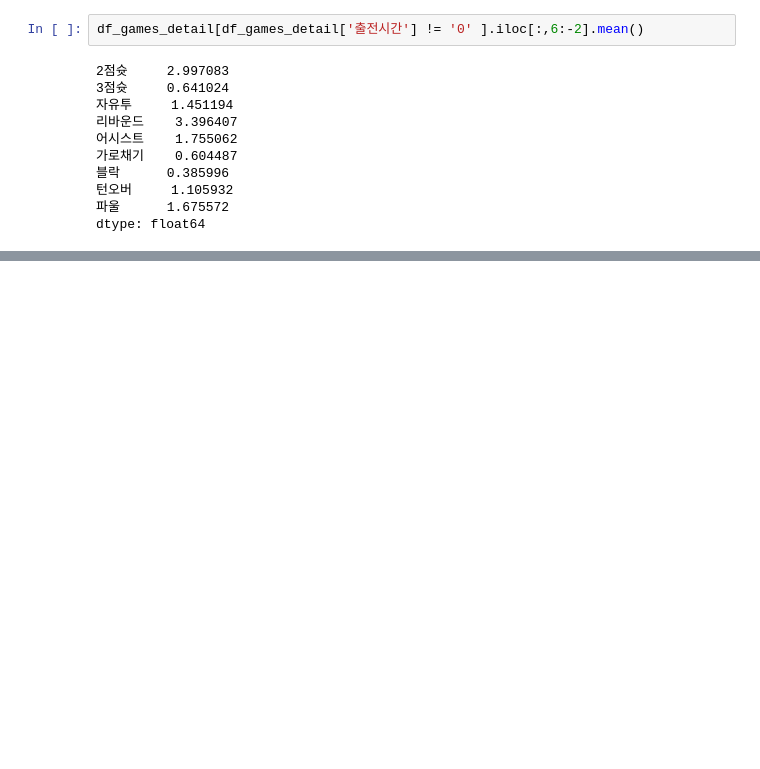
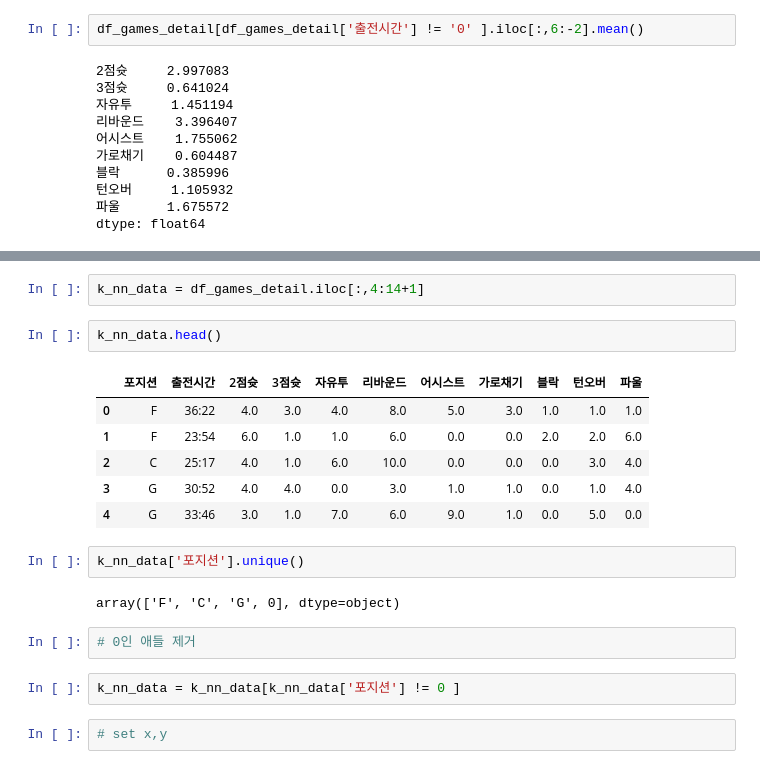
Before and after one commit to JeongUngKim/streamlit_project, a Jupyter notebook: data_analysis.ipynb, the cells around one changed output, grey strips where cells are left out. Drawn from its saved outputs; the diff is of its cells as text; blank space fills up the shorter version.

```diff
--- a/data_analysis.ipynb
+++ b/data_analysis.ipynb
@@ -891,0 +945,21 @@ pd.DataFrame({'선수명':df_players['선수명'].unique()})
+# %%
+k_nn_data = df_games_detail.iloc[:,4:14+1]
+# %%
+k_nn_data.head()
+# %% [output]
+|  | 포지션 | 출전시간 | 2점슛 | 3점슛 | 자유투 | 리바운드 | 어시스트 | 가로채기 | 블락 | 턴오버 | 파울 |
+| 0 | F | 36:22 | 4.0 | 3.0 | 4.0 | 8.0 | 5.0 | 3.0 | 1.0 | 1.0 | 1.0 |
+| 1 | F | 23:54 | 6.0 | 1.0 | 1.0 | 6.0 | 0.0 | 0.0 | 2.0 | 2.0 | 6.0 |
+| 2 | C | 25:17 | 4.0 | 1.0 | 6.0 | 10.0 | 0.0 | 0.0 | 0.0 | 3.0 | 4.0 |
+| 3 | G | 30:52 | 4.0 | 4.0 | 0.0 | 3.0 | 1.0 | 1.0 | 0.0 | 1.0 | 4.0 |
+| 4 | G | 33:46 | 3.0 | 1.0 | 7.0 | 6.0 | 9.0 | 1.0 | 0.0 | 5.0 | 0.0 |
+# %%
+k_nn_data['포지션'].unique()
+# %% [output]
+array(['F', 'C', 'G', 0], dtype=object)
+# %%
+# 0인 애들 제거
+# %%
+k_nn_data = k_nn_data[k_nn_data['포지션'] != 0 ]
+# %%
+# set x,y
```
Also changed, not shown: parts of 65 cells of this notebook.
